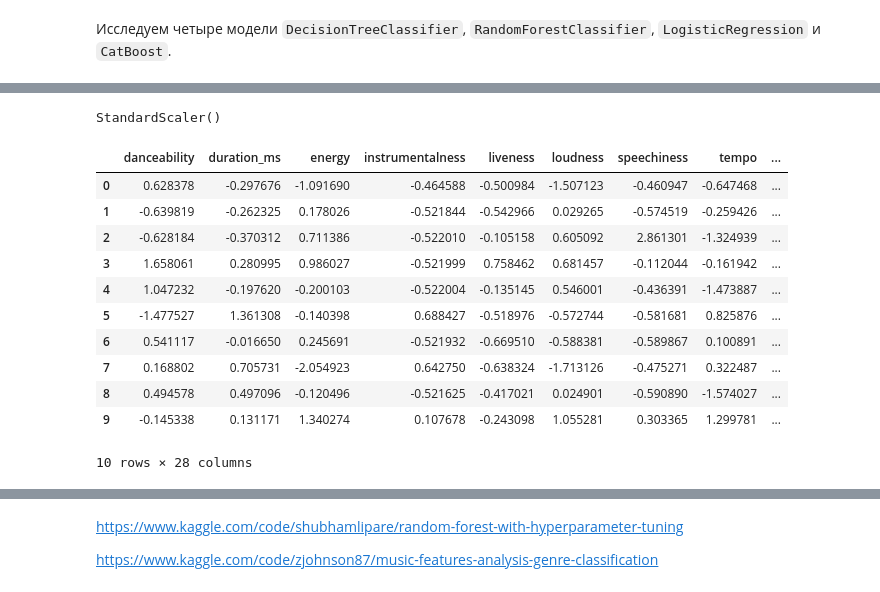
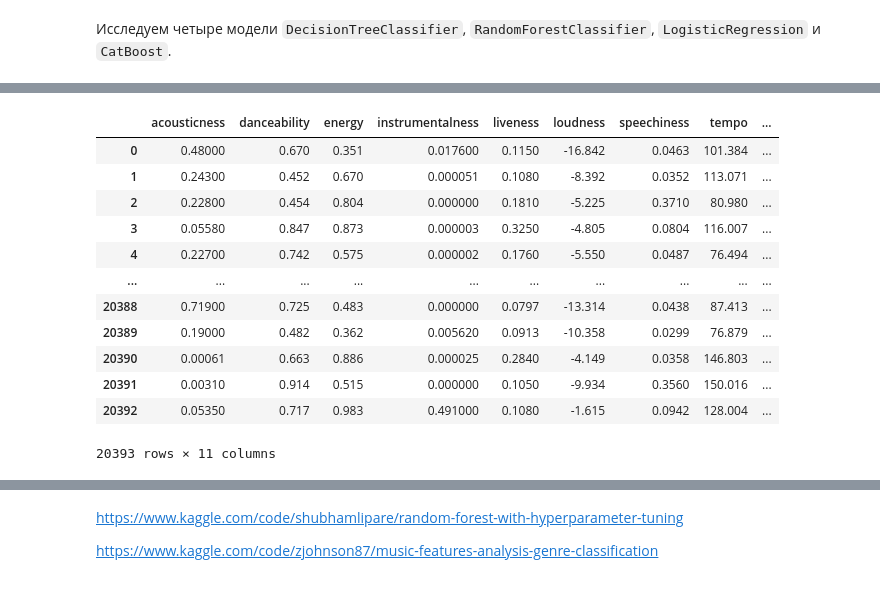
Before and after one commit to SergeyDolin/Music_genre_classification, a Jupyter notebook: Genre_classifier.ipynb, the cells around one changed output, grey strips where cells are left out. Cells and saved outputs as stored; diff of their text form; code cells hidden in the pictures.

```diff
--- a/Genre_classifier.ipynb
+++ b/Genre_classifier.ipynb
@@ -531,8 +584,17 @@ test_data = test_data.drop(['track_name'], axis = 1)
+# %%
+train_data['key'] = train_data.loc[train_data['key'].isna(), 'key'] = 'N'
+train_data['mode'] = train_data.loc[train_data['mode'].isna(), 'mode'] = 'N'
+
+test_data['key'] = test_data.loc[test_data['key'].isna(), 'key'] = 'N'
+test_data['mode'] = test_data.loc[test_data['mode'].isna(), 'mode'] = 'N'
+
+# train_data = train_data.dropna()
+# test_data = test_data.dropna()
 # %%
-features = train_data.drop(['music_genre', 'acousticness'], axis = 1)
+features = train_data.drop(['music_genre'], axis = 1)
 target = train_data['music_genre']
 
-test_features = test_data.drop(['acousticness'], axis = 1)
+test_features = test_data
 test_target = submit_test['music_genre']
 
 
@@ -572,12 +650,10 @@ test_features[
 
 test_features = test_features.drop(ohe_features, axis=1)
 # %%
-scaler = StandardScaler()
-features[num_features] = scaler.fit_transform(features[num_features])
+# scaler = StandardScaler()
+# features[num_features] = scaler.fit_transform(features[num_features])
 
-scaler.fit(pd.DataFrame(features[num_features]))
+# scaler.fit(pd.DataFrame(features[num_features]))
-# %% [output]
-StandardScaler()
 # %%
-features[num_features] = scaler.transform(features[num_features])
-test_features[num_features] = scaler.transform(test_features[num_features])
+# features[num_features] = scaler.transform(features[num_features])
+# test_features[num_features] = scaler.transform(test_features[num_features])
@@ -584,15 +663,16 @@ test_features[num_features] = scaler.transform(test_features[num_features])
 # %%
-features.head(10)
+features
 # %% [output]
-|  | danceability | duration_ms | energy | instrumentalness | liveness | loudness | speechiness | tempo | ... |
-| 0 | 0.628378 | -0.297676 | -1.091690 | -0.464588 | -0.500984 | -1.507123 | -0.460947 | -0.647468 | ... |
-| 1 | -0.639819 | -0.262325 | 0.178026 | -0.521844 | -0.542966 | 0.029265 | -0.574519 | -0.259426 | ... |
-| 2 | -0.628184 | -0.370312 | 0.711386 | -0.522010 | -0.105158 | 0.605092 | 2.861301 | -1.324939 | ... |
-| 3 | 1.658061 | 0.280995 | 0.986027 | -0.521999 | 0.758462 | 0.681457 | -0.112044 | -0.161942 | ... |
-| 4 | 1.047232 | -0.197620 | -0.200103 | -0.522004 | -0.135145 | 0.546001 | -0.436391 | -1.473887 | ... |
-| 5 | -1.477527 | 1.361308 | -0.140398 | 0.688427 | -0.518976 | -0.572744 | -0.581681 | 0.825876 | ... |
-| 6 | 0.541117 | -0.016650 | 0.245691 | -0.521932 | -0.669510 | -0.588381 | -0.589867 | 0.100891 | ... |
-| 7 | 0.168802 | 0.705731 | -2.054923 | 0.642750 | -0.638324 | -1.713126 | -0.475271 | 0.322487 | ... |
-| 8 | 0.494578 | 0.497096 | -0.120496 | -0.521625 | -0.417021 | 0.024901 | -0.590890 | -1.574027 | ... |
-| 9 | -0.145338 | 0.131171 | 1.340274 | 0.107678 | -0.243098 | 1.055281 | 0.303365 | 1.299781 | ... |
+|  | acousticness | danceability | energy | instrumentalness | liveness | loudness | speechiness | tempo | ... |
+| 0 | 0.48000 | 0.670 | 0.351 | 0.017600 | 0.1150 | -16.842 | 0.0463 | 101.384 | ... |
+| 1 | 0.24300 | 0.452 | 0.670 | 0.000051 | 0.1080 | -8.392 | 0.0352 | 113.071 | ... |
+| 2 | 0.22800 | 0.454 | 0.804 | 0.000000 | 0.1810 | -5.225 | 0.3710 | 80.980 | ... |
+| 3 | 0.05580 | 0.847 | 0.873 | 0.000003 | 0.3250 | -4.805 | 0.0804 | 116.007 | ... |
+| 4 | 0.22700 | 0.742 | 0.575 | 0.000002 | 0.1760 | -5.550 | 0.0487 | 76.494 | ... |
+| ... | ... | ... | ... | ... | ... | ... | ... | ... | ... |
+| 20388 | 0.71900 | 0.725 | 0.483 | 0.000000 | 0.0797 | -13.314 | 0.0438 | 87.413 | ... |
+| 20389 | 0.19000 | 0.482 | 0.362 | 0.005620 | 0.0913 | -10.358 | 0.0299 | 76.879 | ... |
+| 20390 | 0.00061 | 0.663 | 0.886 | 0.000025 | 0.2840 | -4.149 | 0.0358 | 146.803 | ... |
+| 20391 | 0.00310 | 0.914 | 0.515 | 0.000000 | 0.1050 | -9.934 | 0.3560 | 150.016 | ... |
+| 20392 | 0.05350 | 0.717 | 0.983 | 0.491000 | 0.1080 | -1.615 | 0.0942 | 128.004 | ... |
-10 rows × 28 columns
+20393 rows × 11 columns
```
Also changed, not shown: parts of 36 cells of this notebook, 13 other files.
